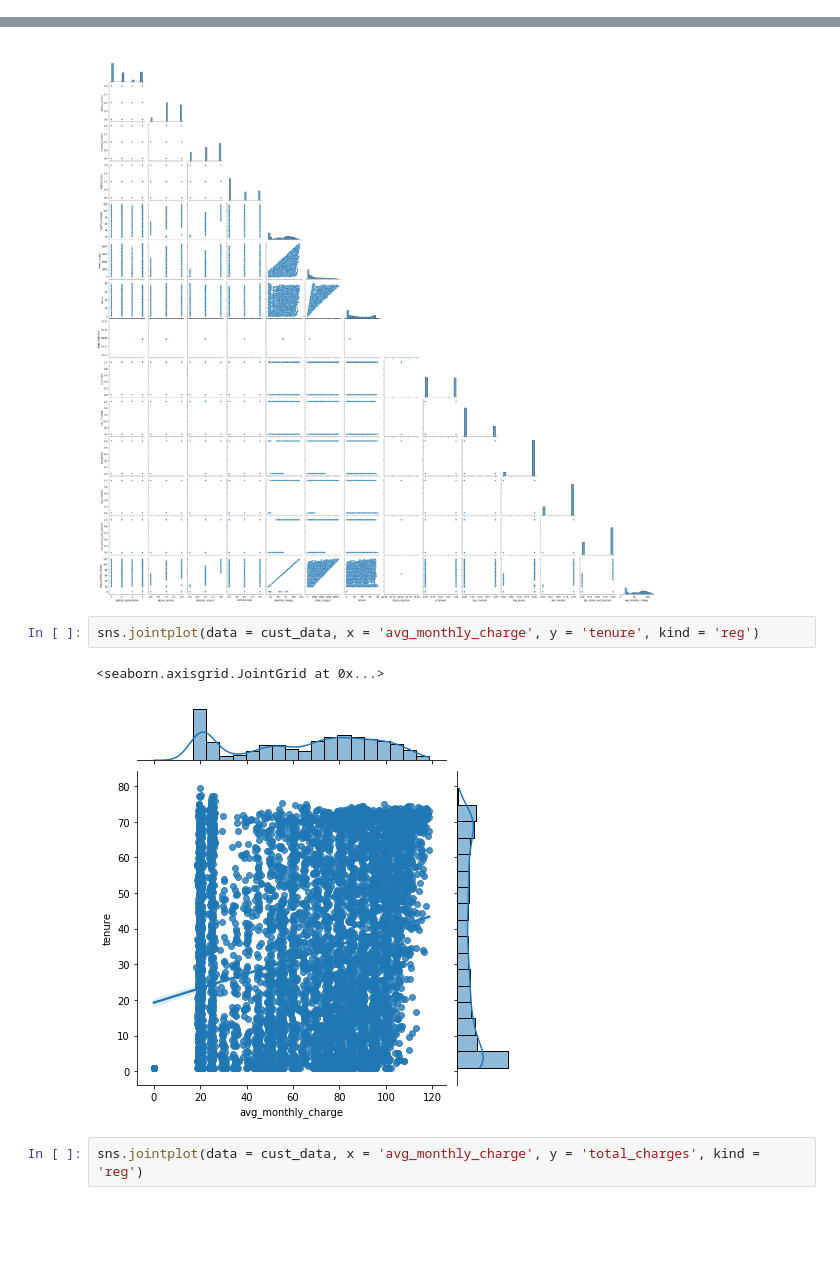
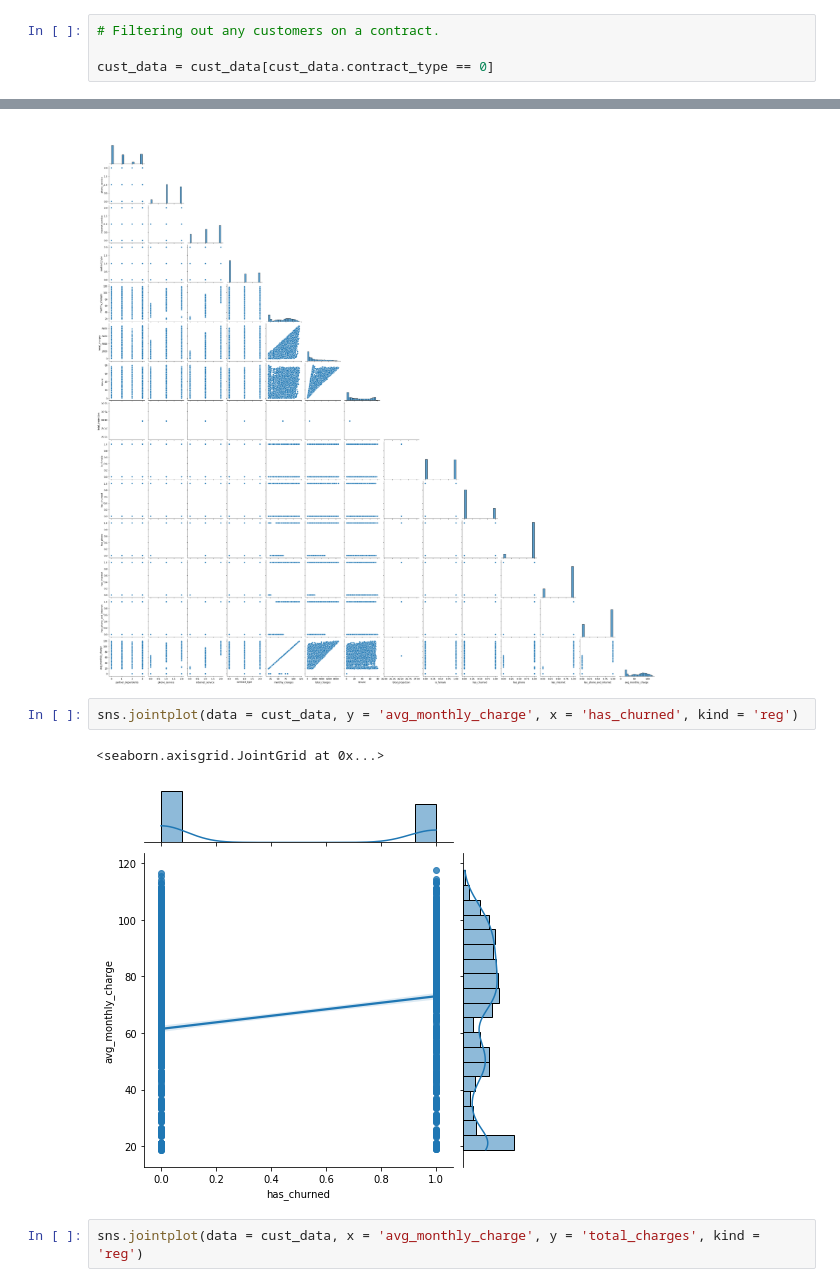
Before and after one commit to QuantumKane/telco_exploration, a Jupyter notebook: telco_explore.ipynb, the cells around one changed output, grey strips where cells are left out. Saved outputs shown, nothing was run; the diff lists cells and outputs as text; blank space fills up the shorter version.

```diff
--- a/telco_explore.ipynb
+++ b/telco_explore.ipynb
@@ -8 +14,5 @@ cust_data = pd.read_csv('mytable_customer_details.csv', index_col=0)
+# %%
+# Filtering out any customers on a contract.
+
+cust_data = cust_data[cust_data.contract_type == 0]
 # %%
@@ -100,10 +94,10 @@ sns.pairplot(cust_data, corner = True)
 <seaborn.axisgrid.PairGrid at 0x...>
 [figure]
 # %%
-sns.jointplot(data = cust_data, x = 'avg_monthly_charge', y = 'tenure', kind = 'reg')
+sns.jointplot(data = cust_data, y = 'avg_monthly_charge', x = 'has_churned', kind = 'reg')
 # %% [output]
 <seaborn.axisgrid.JointGrid at 0x...>
-[figure, old version]
+[figure, new version]
 # %%
 sns.jointplot(data = cust_data, x = 'avg_monthly_charge', y = 'total_charges', kind = 'reg')
 # %% [output]
```
Also changed, not shown: parts of 20 cells of this notebook.
